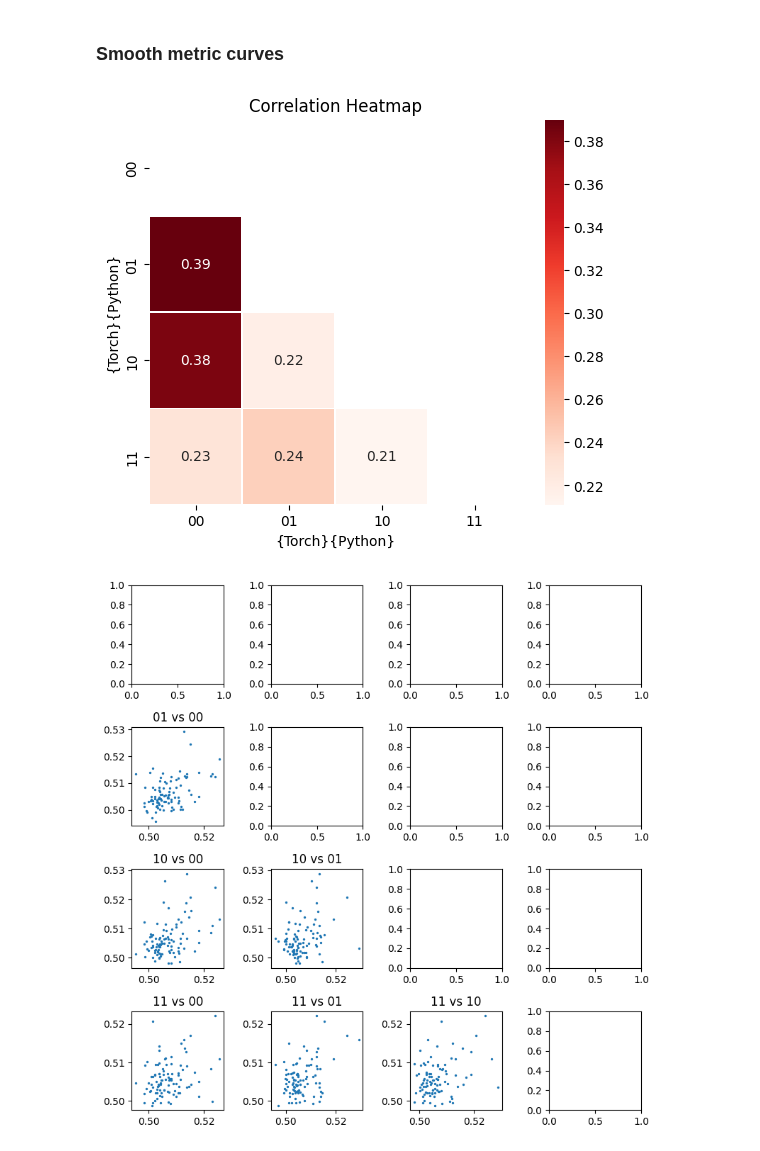
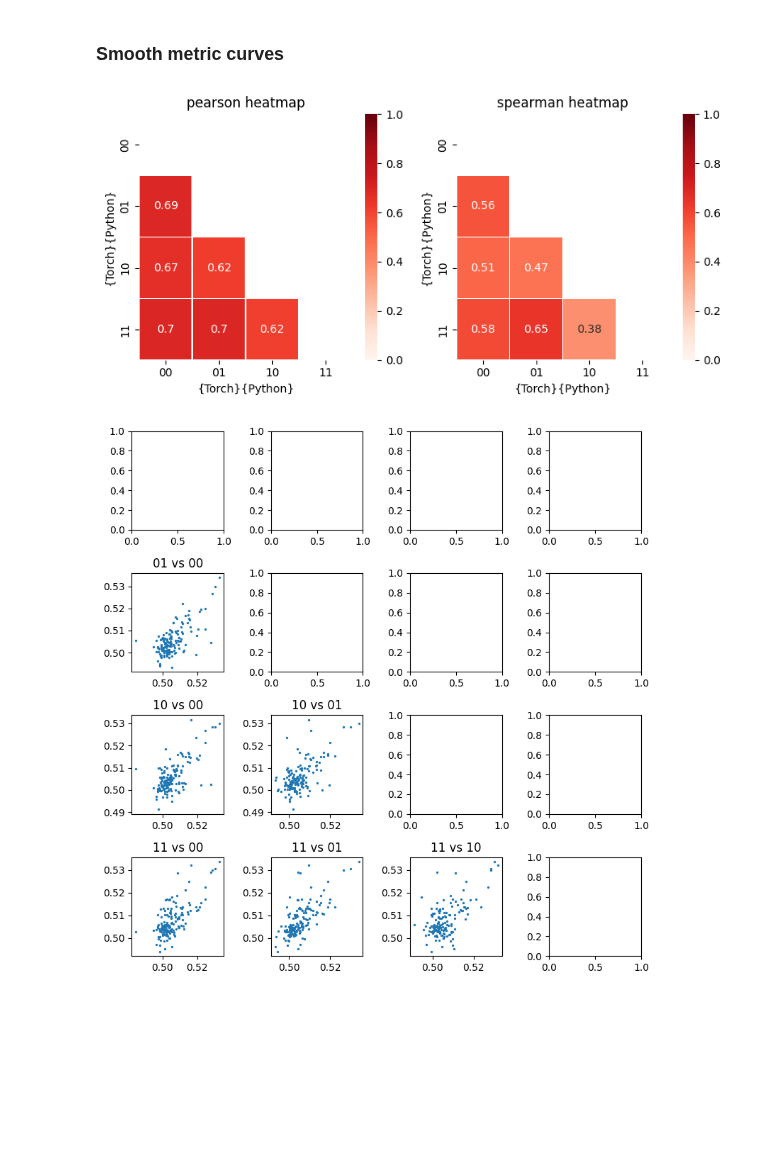
Before and after one commit to titoghose/GWANN, a Jupyter notebook: Code_AD/sensitivity_plots.ipynb, the cells around one changed output. Cells and saved outputs as stored; diff of their text form; code cells hidden in the pictures; blank space fills up the shorter version.

```diff
--- a/Code_AD/sensitivity_plots.ipynb
+++ b/Code_AD/sensitivity_plots.ipynb
@@ -584,9 +604,9 @@ grp_size = 10
 comb_df = pd.DataFrame(columns=['Gene'])
 for tseed, rseed in zip([0, 0, 1, 1], [0, 1, 0, 1]):
     exp_name = f'Sens7_{tseed}{rseed}_GS{grp_size}_v4'
-    exp_folder = f'NN_Logs/FH_AD_Chr{exp_name}_GWANNet5_[32,16]_Dr_0.5_LR:0.0005_BS:256_Optim:adam'
+    exp_folder = f'NN_Logs/FH_AD_Chr{exp_name}_GWANNet5_[32,16]_Dr_0.5_LR:0.005_BS:256_Optim:adam'
     summ_df = pd.read_csv(f'{exp_folder}/FH_AD_Chr{exp_name}_2500bp_summary.csv')
-    summ_df.set_index('Gene', inplace=True)
+    summ_df.set_index('Gene', drop=False, inplace=True)
     for g in tqdm.tqdm(summ_df.index.values):
         metrics = np.load(f'{exp_folder}/{g}/training_metrics.npz')
         train_loss = window_mean(metrics['agg_loss'][:, 0])
@@ -613,17 +633,22 @@ for tseed, rseed in zip([0, 0, 1, 1], [0, 1, 0, 1]):
         # plt.savefig(f'{exp_folder}/{g}/smooth_loss.svg')
         # plt.close()
 
-        # summ_df.loc[g, 'Loss'] = np.min(test_loss)
-        # summ_df.loc[g, 'Acc'] = test_acc[np.argmin(test_loss)]
-        summ_df.loc[g, 'Loss'] = test_loss[np.argmax(test_acc)]
-        summ_df.loc[g, 'Acc'] = np.max(test_acc)
+        summ_df.loc[g, 'Loss'] = np.min(test_loss)
+        summ_df.loc[g, 'Acc'] = test_acc[np.argmin(test_loss)]
+        # summ_df.loc[g, 'Loss'] = test_loss[np.argmax(test_acc)]
+        # summ_df.loc[g, 'Acc'] = np.max(test_acc)
 
+
+
+    summ_df.reset_index(inplace=True, drop=True)
+    summ_df = process_df(summ_df)
+    summ_df.set_index('Gene', inplace=True)
     if len(comb_df) == 0:
         comb_df['Gene'] = summ_df.index.values
     comb_df[f'{tseed}{rseed}'] = summ_df.loc[comb_df['Gene']]['Acc'].values
 comb_df.set_index('Gene', inplace=True)
-# %%
-corr_plots(comb_df)
-# %% [output]
-[figure, removed]
-[figure, removed]
+# %%
+display(*corr_plots(comb_df))
+# %% [output]
+[figure, added]
+[figure, added]
```
Also changed, not shown: parts of 5 cells of this notebook, 7 other files.
